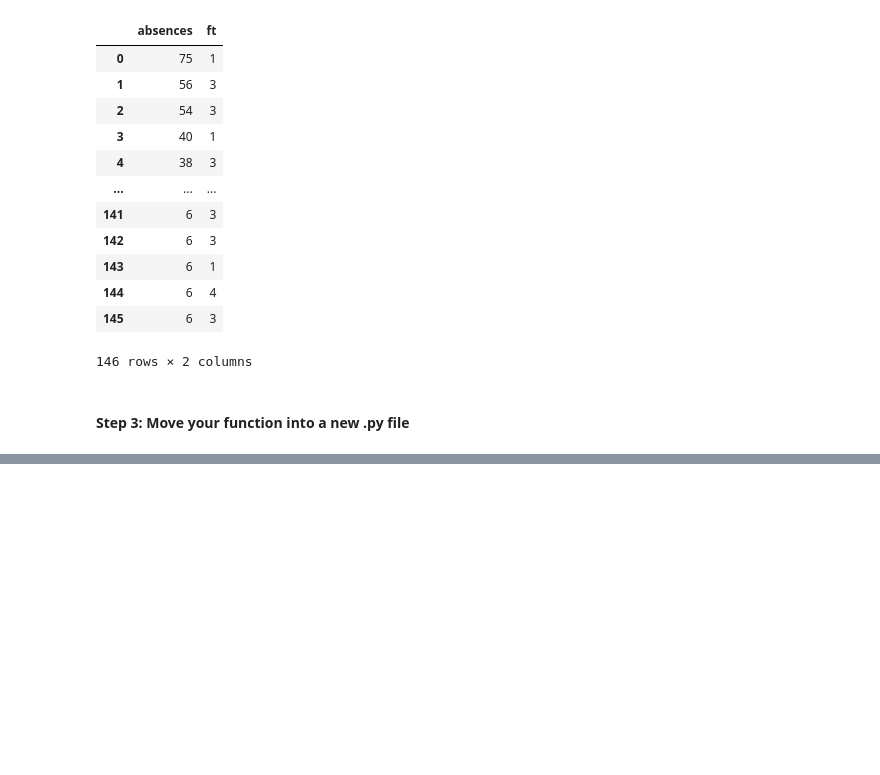
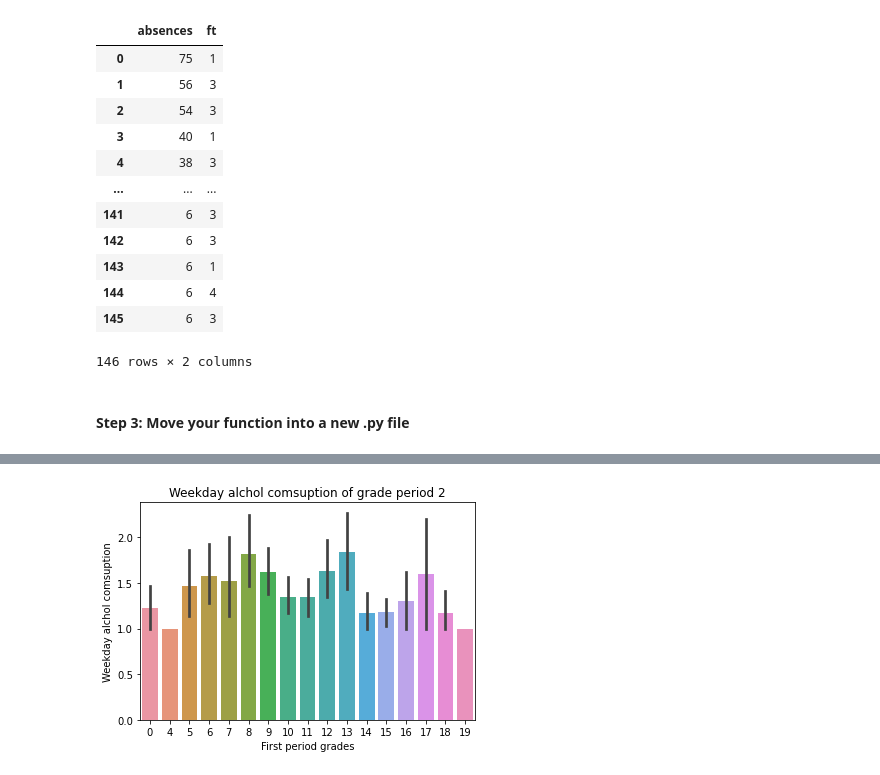
Before and after one commit to ubco-W2022T1-cosc301/project-group33, a Jupyter notebook: notebooks/analysis1.ipynb, the cells around one changed output, grey strips where cells are left out. Cells and saved outputs as stored; diff of their text form; code cells hidden in the pictures; blank space fills up the shorter version.

```diff
--- a/notebooks/analysis1.ipynb
+++ b/notebooks/analysis1.ipynb
@@ -425,0 +443,9 @@ load_and_process("../data/raw/student-mat.csv")
+# %%
+#This is a graph that shows the weekday alchol cosumption compared to grades of period two
+sns.barplot(df, x= "G2", y="Dalc").set(title='Weekday alchol comsuption of grade period 2')
+plt.xlabel("First period grades")
+plt.ylabel("Weekday alchol comsuption")
+
+plt.show()
+# %% [output]
+[figure, added]
```
Also changed, not shown: parts of 7 cells of this notebook, 1 other file.
